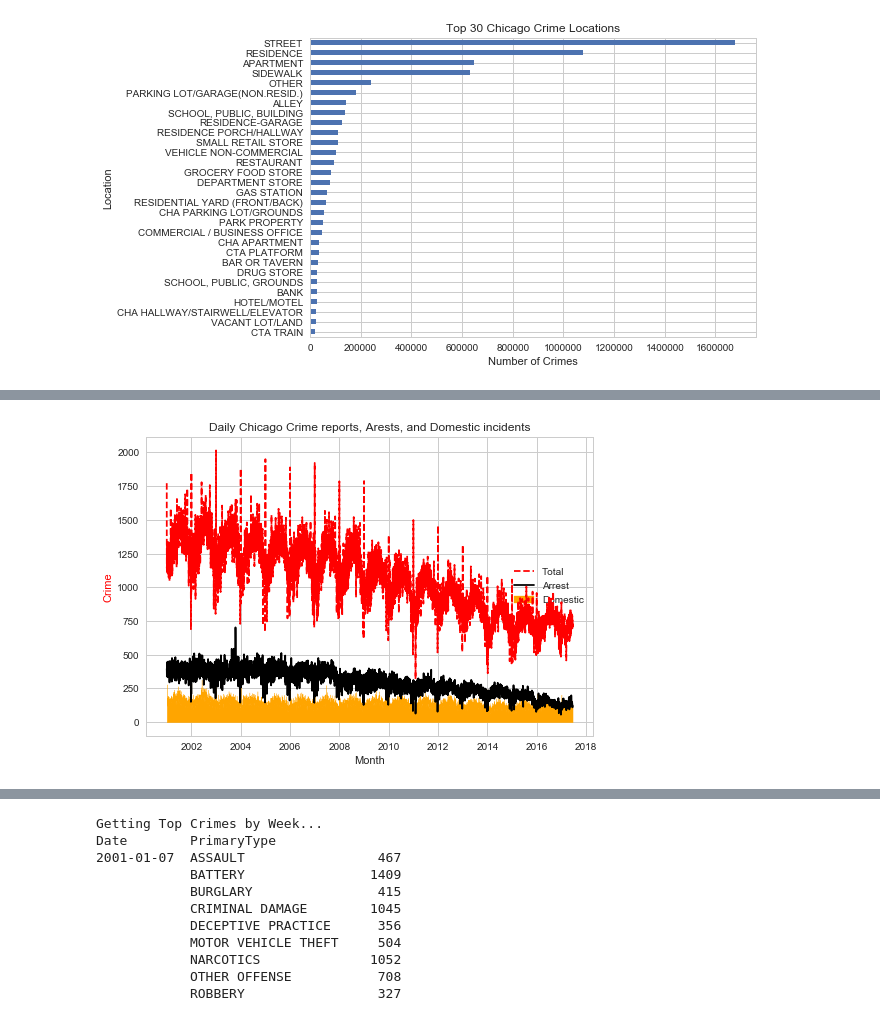
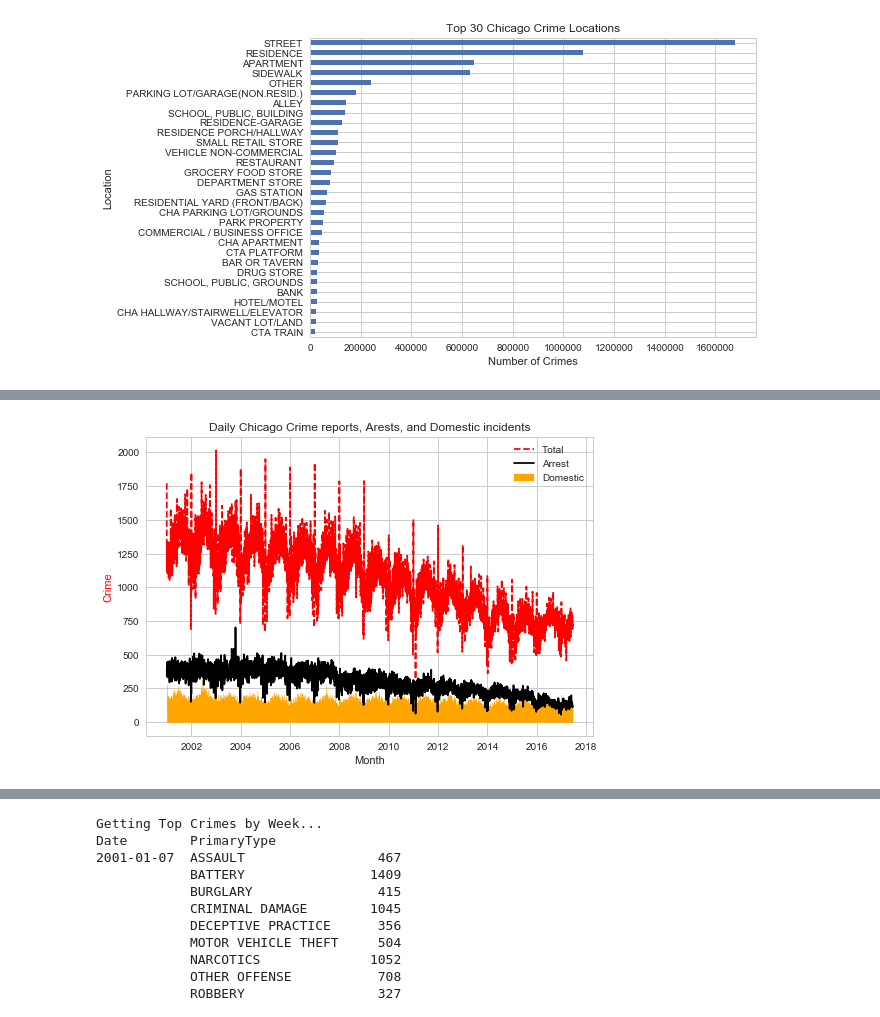
Before and after one commit to RandomFractals/ChicagoCrimes, a Jupyter notebook: notebooks/all-chicago-crime-charts.ipynb, the cells around one changed output, grey strips where cells are left out. Cells and saved outputs as stored; diff of their text form; code cells hidden in the pictures.

```diff
--- a/notebooks/all-chicago-crime-charts.ipynb
+++ b/notebooks/all-chicago-crime-charts.ipynb
@@ -210,18 +210,19 @@ plt.show()
 # %%
 # get daily domestic crimes
 daily_domestic = domestic.resample('D').sum().compute()
 
 # plot daily crime counts, arrests, and domestic incidents reports
 fig, ax = plt.subplots()
-ax.plot(daily_crime.index, daily_crime, '--', label='Total', color='r', zorder=10)
+ax.plot(daily_crime.index, daily_crime, '--', label='Total', color='r')
 ax.plot(daily_arrests.index, daily_arrests, color='black', zorder=10)
-ax.fill_between(daily_domestic.index, daily_domestic, label='Domestic', color='orange')
+ax.fill_between(daily_domestic.index, daily_domestic, \
+                label='Domestic', color='orange')
 
 ax.set_ylabel('Crime', color='r')
 ax.set_xlabel('Month')
-ax.legend(loc='right')
+ax.legend(loc='upper right')
 plt.title('Daily Chicago Crime reports, Arests, and Domestic incidents')
 plt.show()
 # %% [output]
-[figure, old version]
+[figure, new version]
 # %%
```
Also changed, not shown: parts of 18 cells of this notebook.
